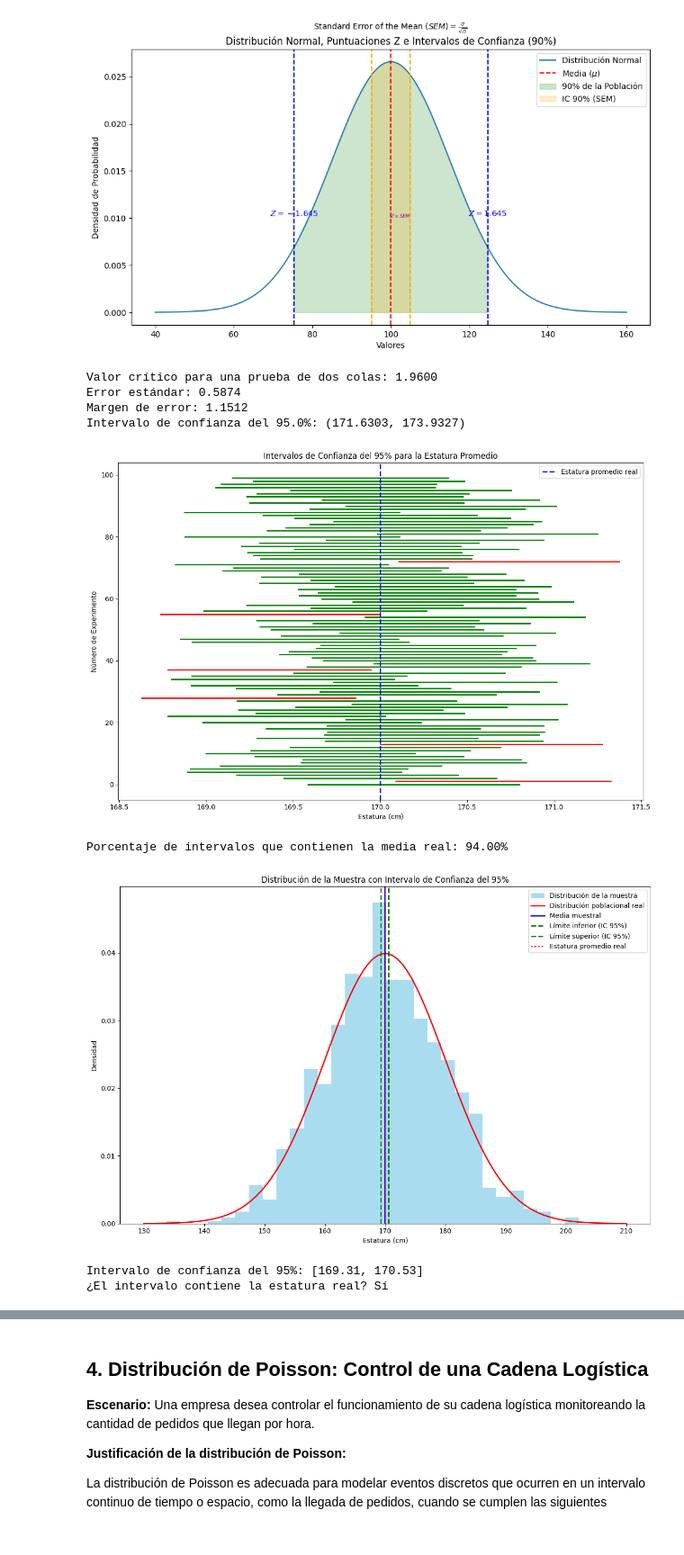
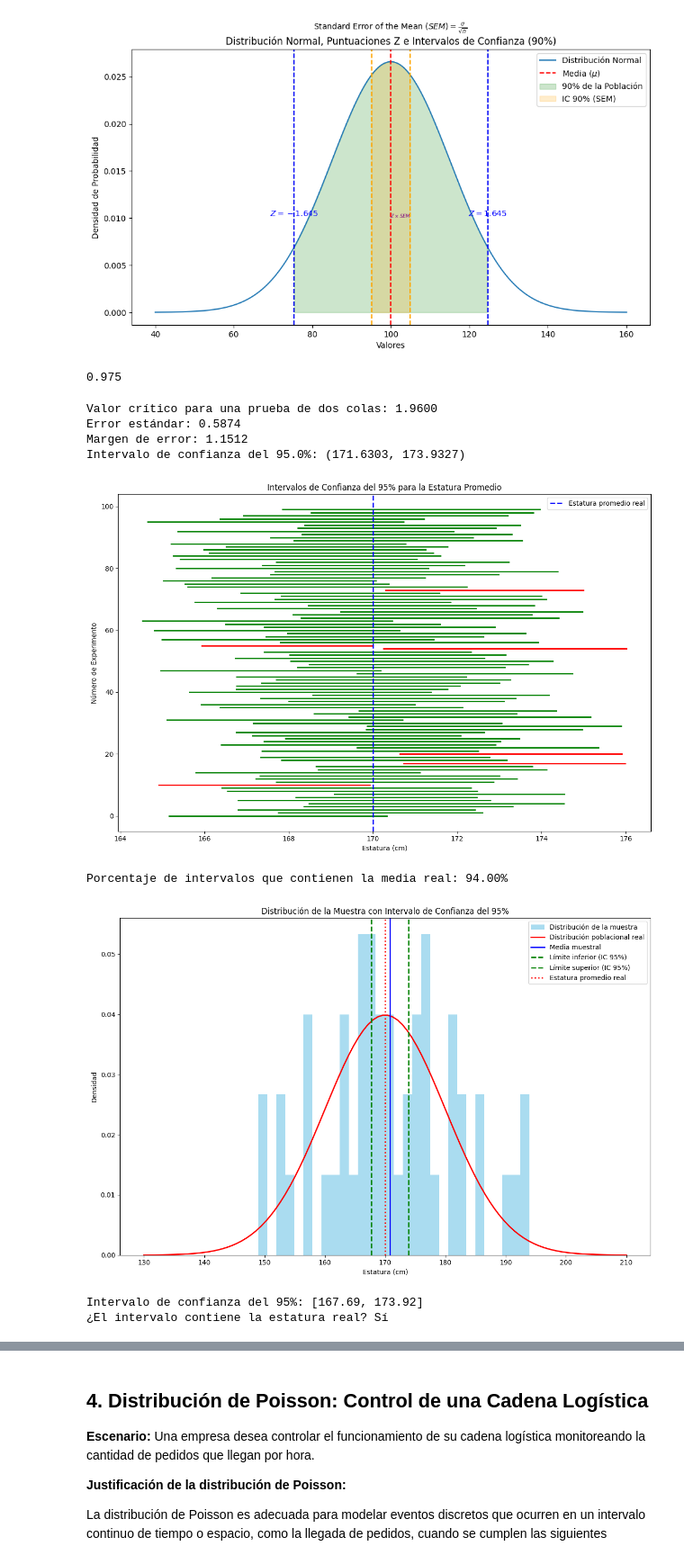
Before and after one commit to abxda/python-stats, a Jupyter notebook: STAT_Semana_9.ipynb, the cells around one changed output, grey strips where cells are left out. Shown at 90% size. Cells and saved outputs as stored; diff of their text form; code cells hidden in the pictures.

```diff
--- a/STAT_Semana_9.ipynb
+++ b/STAT_Semana_9.ipynb
@@ -152,6 +152,10 @@ plt.tight_layout()
 plt.show()
 # %% [output]
 [figure]
+# %%
+(1 + nivel_confianza) / 2
+# %% [output]
+0.975
 # %%
 import numpy as np
 from scipy.stats import norm
@@ -197,7 +201,7 @@ import scipy.stats as stats
 np.random.seed(42)
 estatura_real = 170  # Estatura promedio real de la población
 desviacion_real = 10  # Desviación estándar real de la población
-tamanio_muestra = 1000  # Tamaño de cada muestra
+tamanio_muestra = 50  # Tamaño de cada muestra
 num_experimentos = 100  # Número de experimentos a realizar
 nivel_confianza = 0.95  # Nivel de confianza (95%)
 valor_critico = stats.norm.ppf((1 + nivel_confianza) / 2)  # Valor crítico para el nivel de confianza
@@ -236,34 +240,34 @@ print(f"Porcentaje de intervalos que contienen la media real: {porcentaje_correc
 muestra = np.random.normal(loc=estatura_real, scale=desviacion_real, size=tamanio_muestra)
 media_muestral = np.mean(muestra)
 desviacion_estandar = np.std(muestra, ddof=1)
 margen_error = valor_critico * (desviacion_estandar / np.sqrt(tamanio_muestra))
 limite_inferior = media_muestral - margen_error
 limite_superior = media_muestral + margen_error
 
 # Graficar la distribución de la muestra y el intervalo de confianza
 plt.figure(figsize=(12, 8))
 plt.hist(muestra, bins=30, density=True, alpha=0.7, color='skyblue', label='Distribución de la muestra')
 
 # Agregar la distribución normal real
 x = np.linspace(estatura_real - 4*desviacion_real, estatura_real + 4*desviacion_real, 100)
 plt.plot(x, stats.norm.pdf(x, estatura_real, desviacion_real), 'r-', lw=2, label='Distribución poblacional real')
 
 plt.axvline(media_muestral, color='blue', linestyle='-', linewidth=2, label='Media muestral')
 plt.axvline(limite_inferior, color='green', linestyle='--', linewidth=2, label='Límite inferior (IC 95%)')
 plt.axvline(limite_superior, color='green', linestyle='--', linewidth=2, label='Límite superior (IC 95%)')
 plt.axvline(estatura_real, color='red', linestyle=':', linewidth=2, label='Estatura promedio real')
 plt.title('Distribución de la Muestra con Intervalo de Confianza del 95%')
 plt.xlabel('Estatura (cm)')
 plt.ylabel('Densidad')
 plt.legend()
 plt.tight_layout()
 plt.show()
 
 print(f"Intervalo de confianza del 95%: [{limite_inferior:.2f}, {limite_superior:.2f}]")
 print(f"¿El intervalo contiene la estatura real? {'Sí' if limite_inferior <= estatura_real <= limite_superior else 'No'}")
 # %% [output]
-[figure, old version]
+[figure, new version]
 Porcentaje de intervalos que contienen la media real: 94.00%
-[figure, old version]
+[figure, new version]
-Intervalo de confianza del 95%: [169.31, 170.53]
+Intervalo de confianza del 95%: [167.69, 173.92]
 ¿El intervalo contiene la estatura real? Sí
```
Also changed, not shown: parts of 13 cells of this notebook.
